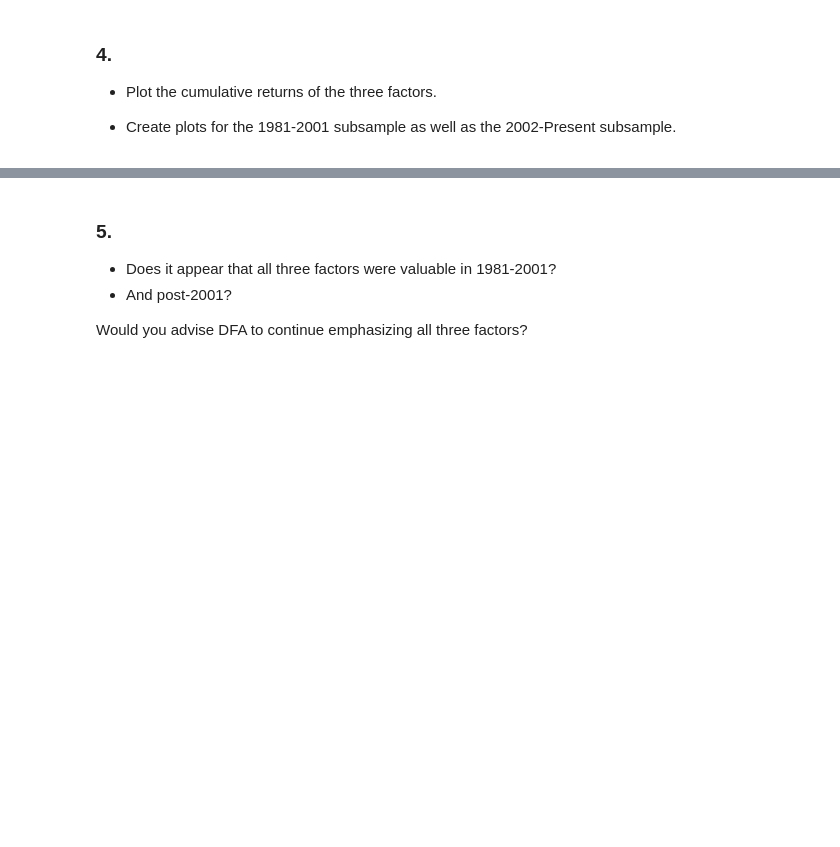
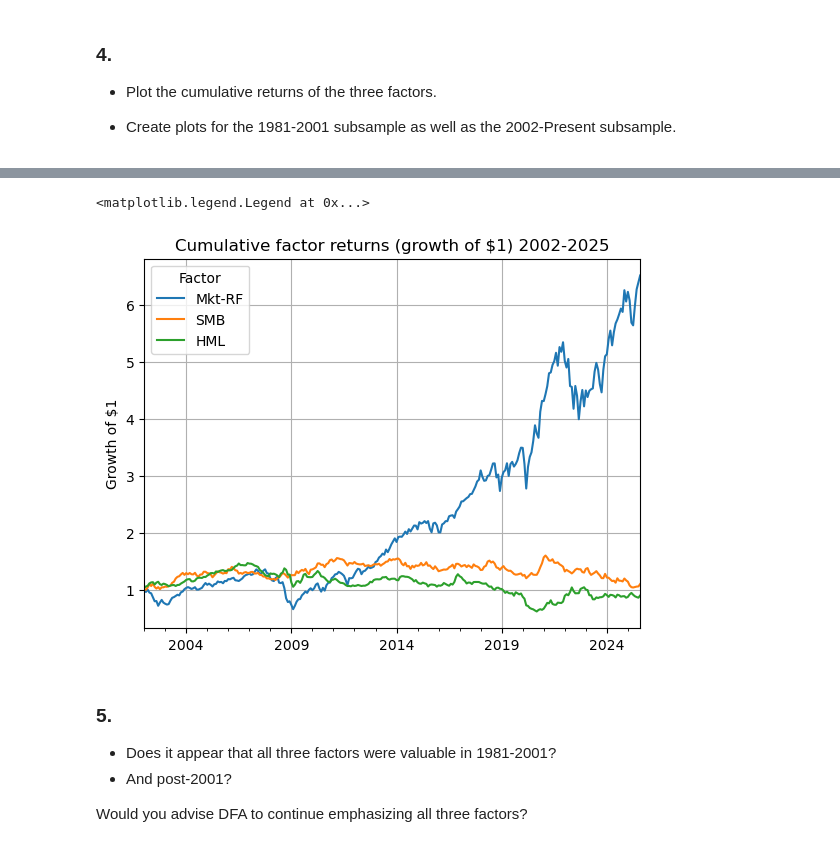
Before and after one commit to amclaugh26/PortfolioHomeworkGroupB, a Jupyter notebook: assignment_4/C.4.0. DFA and Factor Investing.ipynb, the cells around one changed output, grey strips where cells are left out. Saved outputs shown, nothing was run; the diff lists cells and outputs as text; code cells hidden in the pictures; blank space fills up the shorter version.

```diff
--- a/assignment_4/C.4.0. DFA and Factor Investing.ipynb
+++ b/assignment_4/C.4.0. DFA and Factor Investing.ipynb
@@ -189,3 +199,14 @@ plot_correlation_matrix(factors_2002_2025)
+# %%
+factor_tot_ret_2002_2025 = (factors_2002_2025+1).cumprod()
+factor_tot_ret_2002_2025.plot()
+plt.title("Cumulative factor returns (growth of $1) 2002-2025")
+plt.ylabel("Growth of $1")
+plt.xlabel("")
+plt.grid(True)
+plt.legend(title="Factor")
+# %% [output]
+<matplotlib.legend.Legend at 0x...>
+[figure, added]
 # %% [markdown]
 ### 5.
 
```
Also changed, not shown: parts of 3 cells of this notebook.
